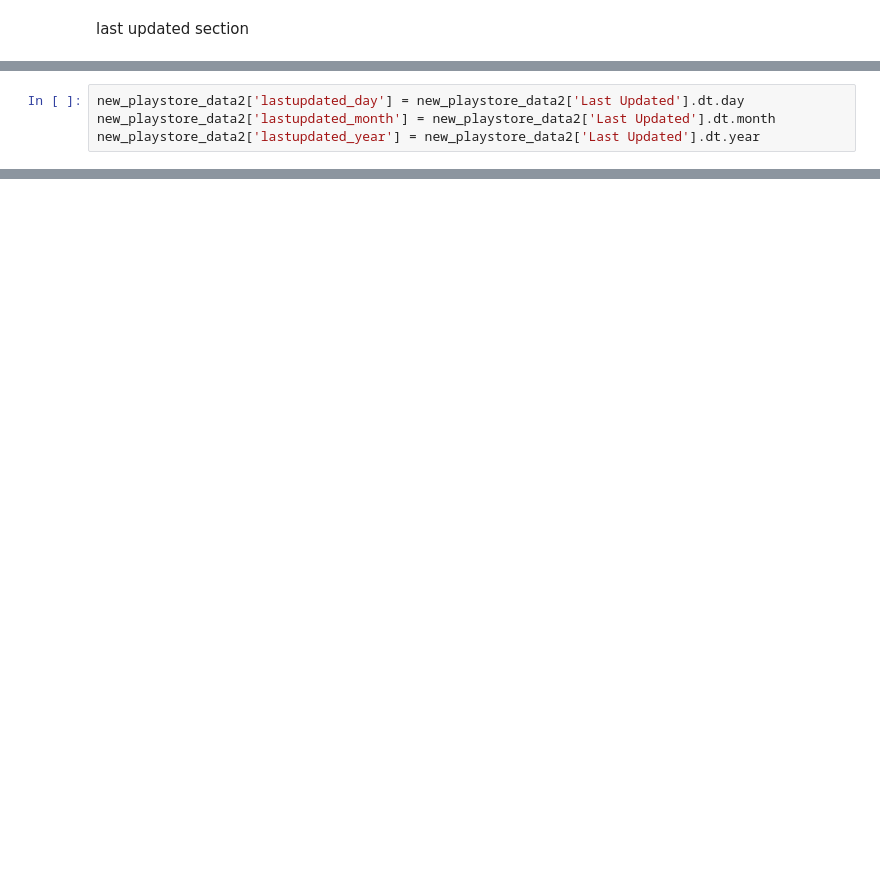
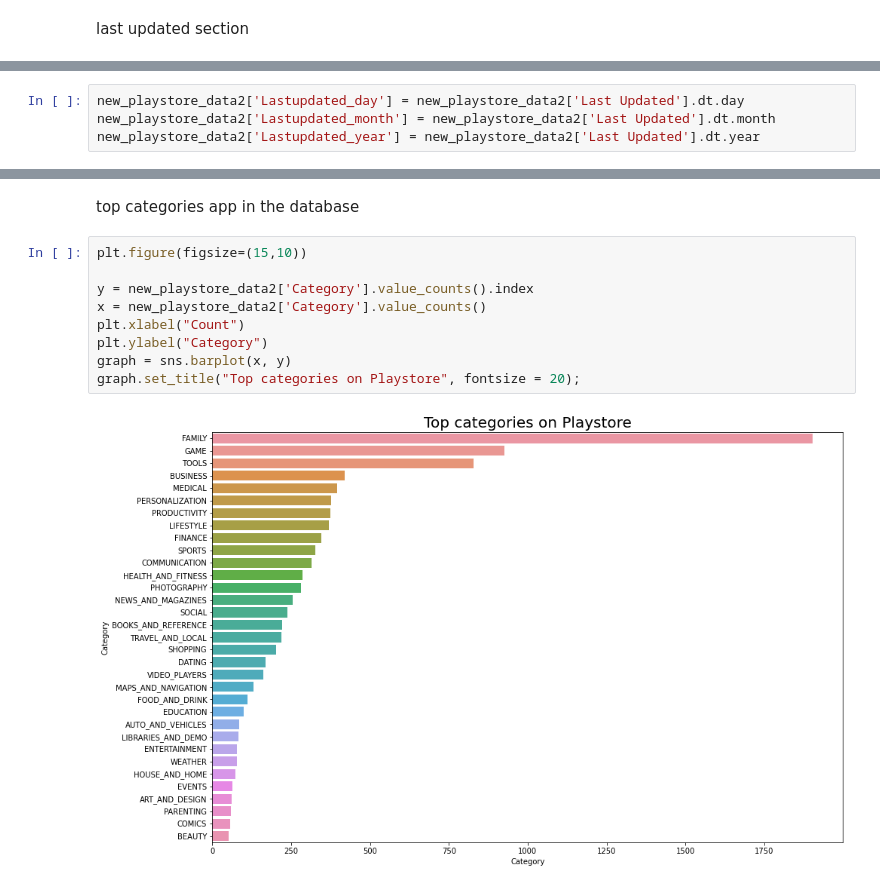
Before and after one commit to Mshikalgar/playstore-data-analysis, a Jupyter notebook: Copy_of_Play_Store_App_Review_Analysis_Capstone_Project.ipynb, the cells around one changed output, grey strips where cells are left out. Cells and saved outputs as stored; diff of their text form; blank space fills up the shorter version.

```diff
--- a/Copy_of_Play_Store_App_Review_Analysis_Capstone_Project.ipynb
+++ b/Copy_of_Play_Store_App_Review_Analysis_Capstone_Project.ipynb
@@ -434,6 +541,6 @@ ParserError: ignored
 # %%
-new_playstore_data2['lastupdated_day'] = new_playstore_data2['Last Updated'].dt.day
-new_playstore_data2['lastupdated_month'] = new_playstore_data2['Last Updated'].dt.month
-new_playstore_data2['lastupdated_year'] = new_playstore_data2['Last Updated'].dt.year
+new_playstore_data2['Lastupdated_day'] = new_playstore_data2['Last Updated'].dt.day
+new_playstore_data2['Lastupdated_month'] = new_playstore_data2['Last Updated'].dt.month
+new_playstore_data2['Lastupdated_year'] = new_playstore_data2['Last Updated'].dt.year
 # %%
 new_playstore_data2.info()
@@ -442,0 +612,13 @@ playstore_numerical_data
+# %% [markdown]
+top categories app in the database
+# %%
+plt.figure(figsize=(15,10))
+
+y = new_playstore_data2['Category'].value_counts().index
+x = new_playstore_data2['Category'].value_counts()
+plt.xlabel("Count")
+plt.ylabel("Category")
+graph = sns.barplot(x, y)
+graph.set_title("Top categories on Playstore", fontsize = 20);
+# %% [output]
+[figure, added]
```
Also changed, not shown: parts of 65 cells of this notebook.
